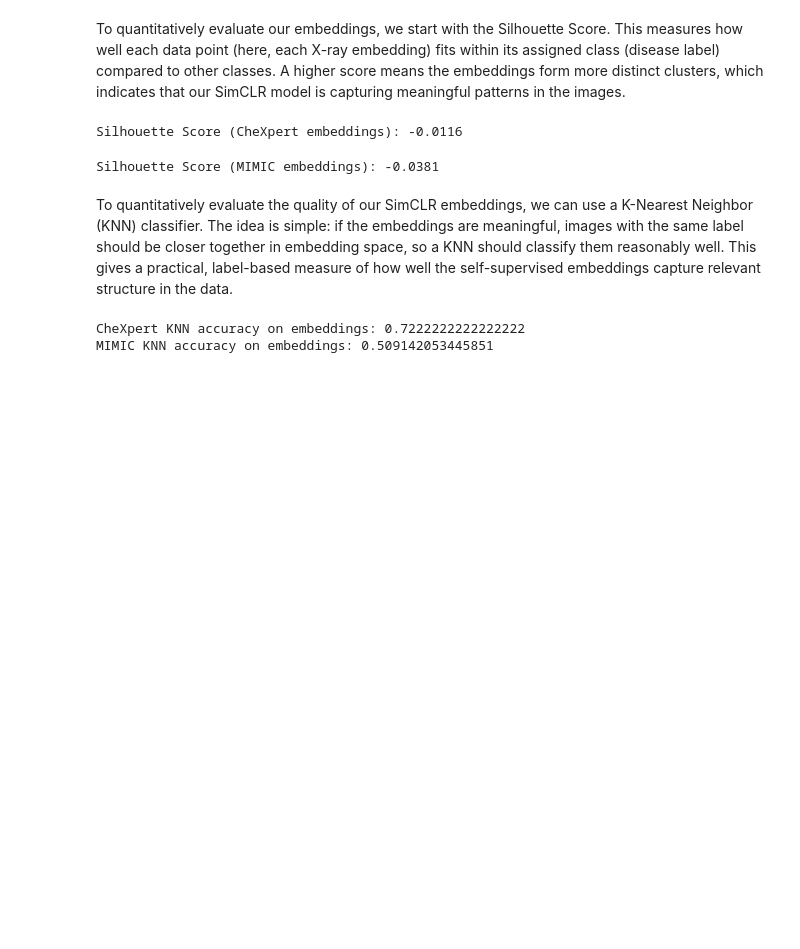
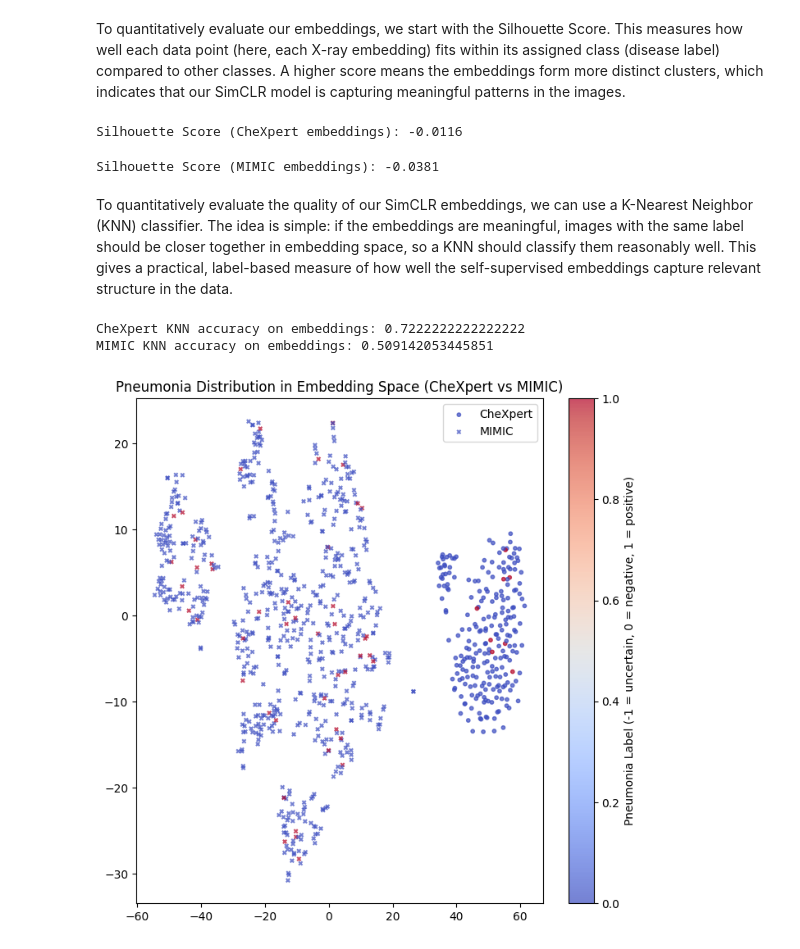
Before and after one commit to ccorbett0116/Fall2025ResearchProject, a Jupyter notebook: Research_Project.ipynb, the cells around one changed output. Drawn from its saved outputs; the diff is of its cells as text; code cells hidden in the pictures; blank space fills up the shorter version.

```diff
--- a/Research_Project.ipynb
+++ b/Research_Project.ipynb
@@ -720,3 +735,57 @@ print("MIMIC KNN accuracy on embeddings:", mimic_knn_acc)
 # %% [output]
 CheXpert KNN accuracy on embeddings: 0.7222222222222222
 MIMIC KNN accuracy on embeddings: 0.509142053445851
+# %%
+from sklearn.manifold import TSNE
+import matplotlib.pyplot as plt
+import numpy as np
+
+# ---- 1. Extract Pneumonia labels for both datasets ----
+labels_chex = df_valid_chexpert["Pneumonia"].fill_null(-1).to_numpy()
+labels_mimic = df_valid_mimic["Pneumonia"].fill_null(-1).to_numpy()
+
+emb_chex_np = emb_chexpert.cpu().numpy()
+emb_mimic_np = emb_mimic.cpu().numpy()
+
+# ---- 2. Combine embeddings for joint t-SNE projection ----
+emb_combined = np.vstack([emb_chex_np, emb_mimic_np])
+
+# Create dataset ID array to distinguish colors:
+dataset_id = np.array([0]*len(emb_chex_np) + [1]*len(emb_mimic_np))
+
+# ---- 3. Run t-SNE on the combined dataset ----
+tsne = TSNE(n_components=2, random_state=42)
+emb_2d = tsne.fit_transform(emb_combined)
+
+# Split back the projected points
+chex_points = emb_2d[:len(emb_chex_np)]
+mimic_points = emb_2d[len(emb_chex_np):]
+
+# ---- 4. Plot (side-by-side comparison on SAME 2D space) ----
+plt.figure(figsize=(8,8))
+
+plt.scatter(
+    chex_points[:,0], chex_points[:,1],
+    c=labels_chex,
+    cmap="coolwarm",
+    s=10,
+    alpha=0.7,
+    label="CheXpert"
+)
+
+plt.scatter(
+    mimic_points[:,0], mimic_points[:,1],
+    c=labels_mimic,
+    cmap="coolwarm",
+    s=10,
+    alpha=0.7,
+    marker='x',
+    label="MIMIC"
+)
+
+plt.title("Pneumonia Distribution in Embedding Space (CheXpert vs MIMIC)")
+plt.colorbar(label="Pneumonia Label (-1 = uncertain, 0 = negative, 1 = positive)")
+plt.legend()
+plt.show()
+# %% [output]
+[figure, added]
```
Also changed, not shown: parts of 5 cells of this notebook.
